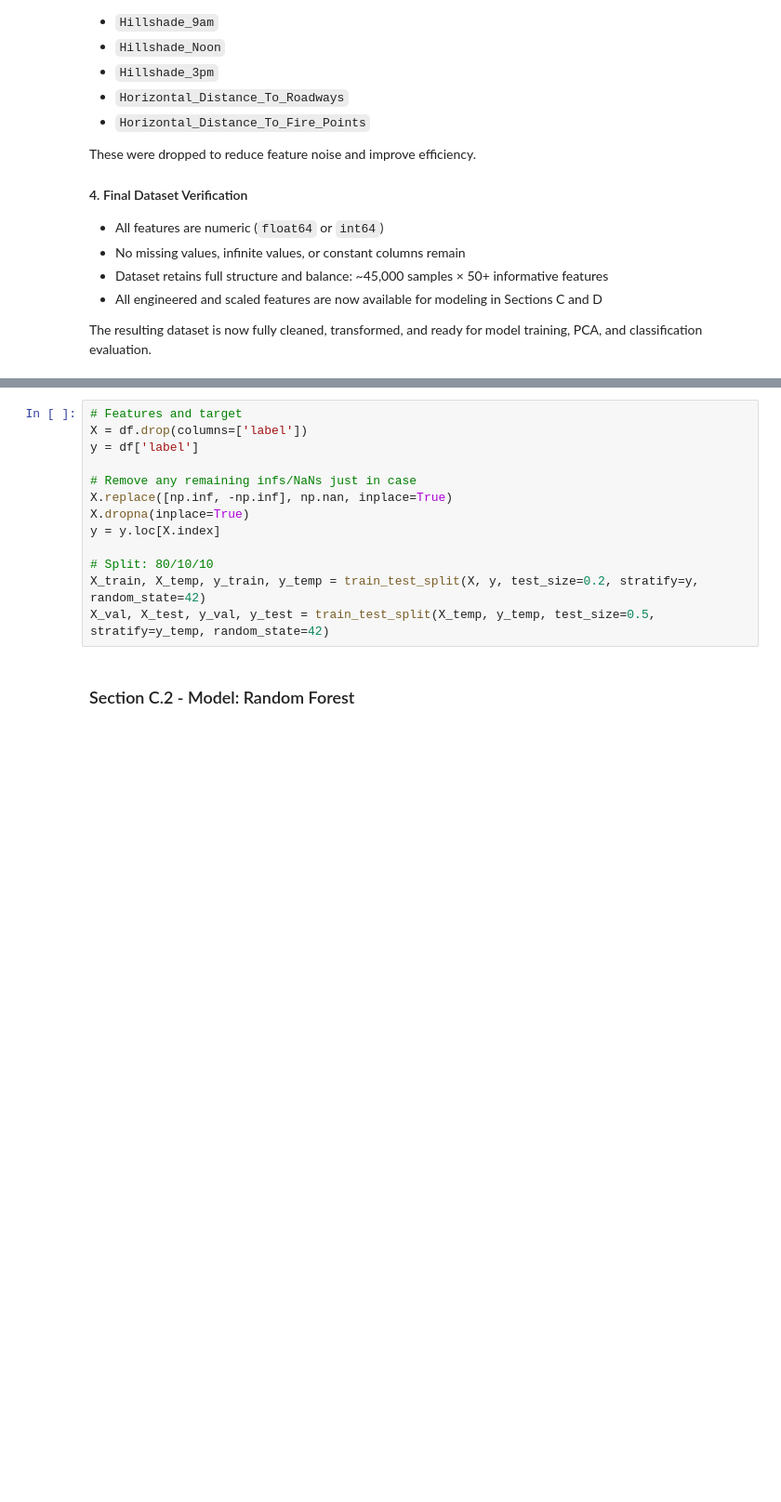
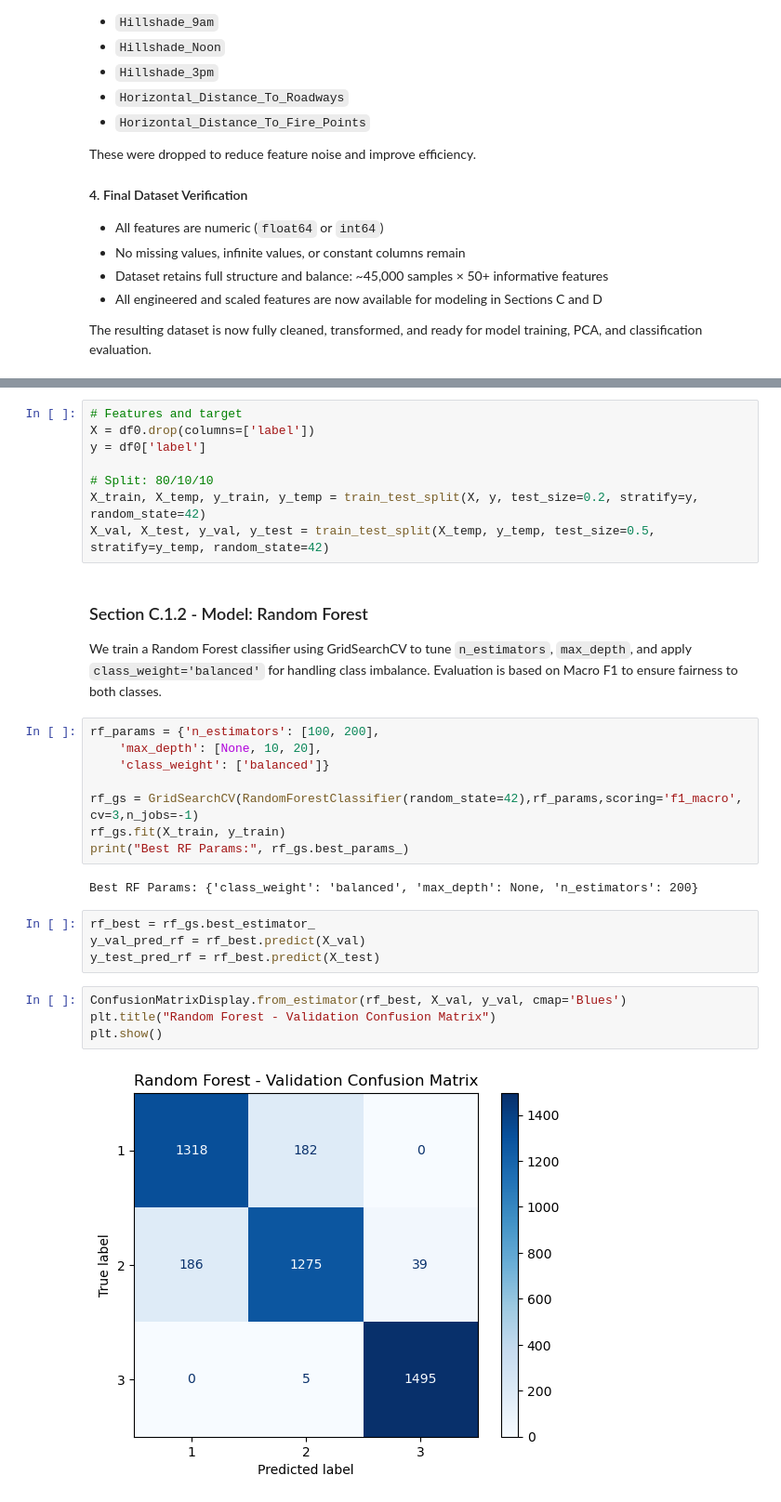
Before and after one commit to layla1010/HW3_ML, a Jupyter notebook: H3_MLL.ipynb, the cells around one changed output, grey strips where cells are left out. Shown at 93% size. Cells and saved outputs as stored; diff of their text form; blank space fills up the shorter version.

Commit message:
section C classification almost done
need to change the third classification model

```diff
--- a/H3_MLL.ipynb
+++ b/H3_MLL.ipynb
@@ -421,16 +425,34 @@ In this section, we prepare the dataset for modeling. We define the features (X)
 split the data into train, validation, and test sets using an 80/10/10 split, as required by the assignment.
 # %%
 # Features and target
-X = df.drop(columns=['label'])
-y = df['label']
-
-# Remove any remaining infs/NaNs just in case
-X.replace([np.inf, -np.inf], np.nan, inplace=True)
-X.dropna(inplace=True)
-y = y.loc[X.index]
+X = df0.drop(columns=['label'])
+y = df0['label']
 
 # Split: 80/10/10
 X_train, X_temp, y_train, y_temp = train_test_split(X, y, test_size=0.2, stratify=y, random_state=42)
 X_val, X_test, y_val, y_test = train_test_split(X_temp, y_temp, test_size=0.5, stratify=y_temp, random_state=42)
 # %% [markdown]
-### Section C.2 - Model: Random Forest
+### Section C.1.2 - Model: Random Forest
+
+We train a Random Forest classifier using GridSearchCV to tune `n_estimators`, `max_depth`, and apply `class_weight='balanced'`
+for handling class imbalance. Evaluation is based on Macro F1 to ensure fairness to both classes.
+# %%
+rf_params = {'n_estimators': [100, 200],
+    'max_depth': [None, 10, 20],
+    'class_weight': ['balanced']}
+
+rf_gs = GridSearchCV(RandomForestClassifier(random_state=42),rf_params,scoring='f1_macro', cv=3,n_jobs=-1)
+rf_gs.fit(X_train, y_train)
+print("Best RF Params:", rf_gs.best_params_)
+# %% [output]
+Best RF Params: {'class_weight': 'balanced', 'max_depth': None, 'n_estimators': 200}
+# %%
+rf_best = rf_gs.best_estimator_
+y_val_pred_rf = rf_best.predict(X_val)
+y_test_pred_rf = rf_best.predict(X_test)
+# %%
+ConfusionMatrixDisplay.from_estimator(rf_best, X_val, y_val, cmap='Blues')
+plt.title("Random Forest - Validation Confusion Matrix")
+plt.show()
+# %% [output]
+[figure, added]
```
Also changed, not shown: parts of 12 cells of this notebook.
